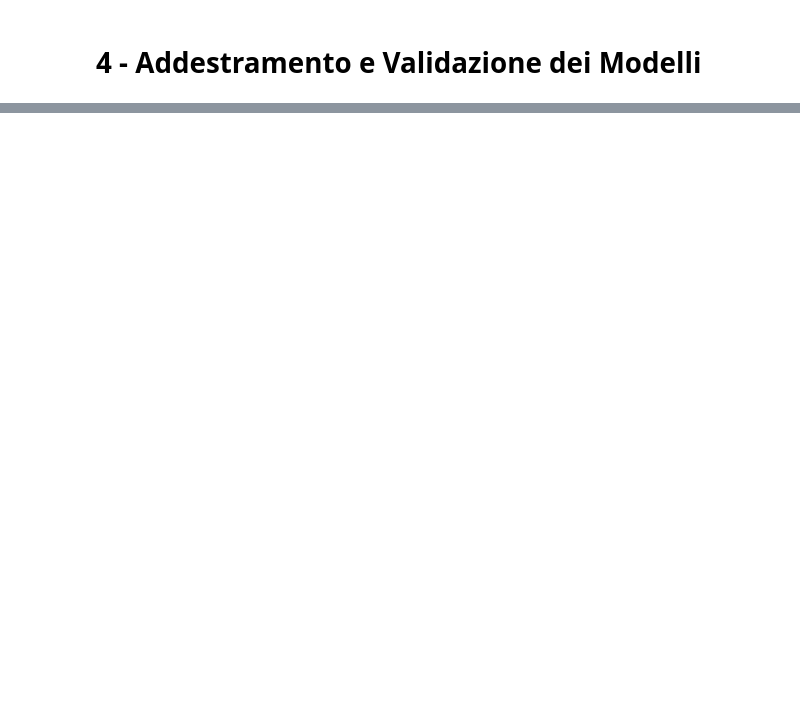
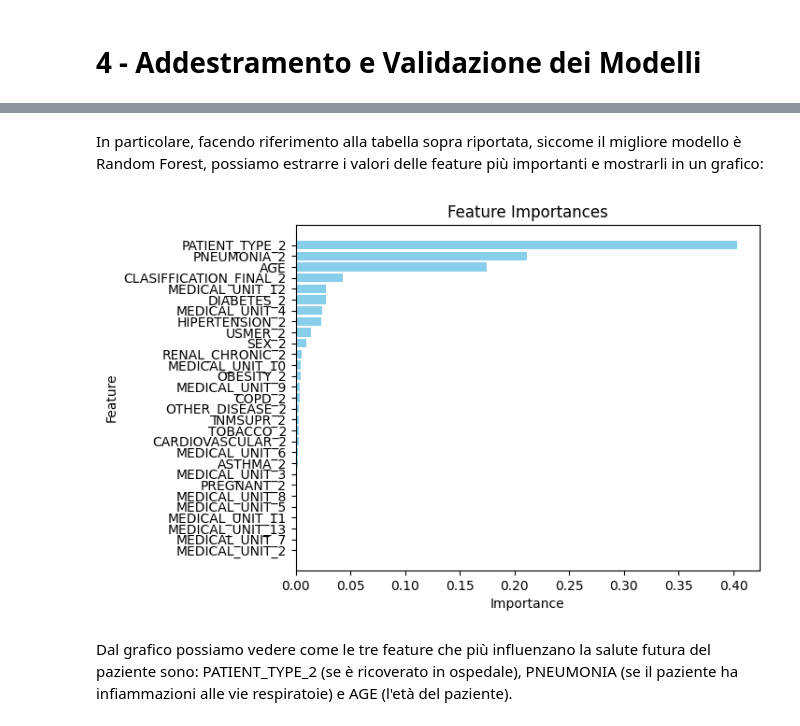
Before and after one commit to IGieckI/Covid19-Patient-Risk-Predictor, a Jupyter notebook: Covid19 Patient Risk Predictor.ipynb, the cells around one changed output, grey strips where cells are left out. Cells and saved outputs as stored; diff of their text form; code cells hidden in the pictures; blank space fills up the shorter version.

```diff
--- a/Covid19 Patient Risk Predictor.ipynb
+++ b/Covid19 Patient Risk Predictor.ipynb
@@ -791,0 +514,5 @@ Testing Accuracy: 68.51249933242798
+# %%
+# Random Forest
+rf = RandomForestClassifier()
+rf_params = {'n_estimators': [100, 200, 300], 'max_depth': [None, 5, 15]}
+rf, rf_best_acc, rf_precision, rf_recall, rf_f1 = kFoldValidation(rf, rf_params, x, y)
@@ -791,0 +709,23 @@ Testing Accuracy: 68.51249933242798
+# %% [markdown]
+In particolare, facendo riferimento alla tabella sopra riportata, siccome il migliore modello è Random Forest, possiamo estrarre i valori delle feature più importanti e mostrarli in un grafico:
+# %%
+feature_importances = rf[1].feature_importances_
+
+features_df = pd.DataFrame({
+    'Feature': x.columns,
+    'Importance': feature_importances
+})
+
+# Ordino per importanza
+features_df = features_df.sort_values(by='Importance', ascending=False)
+
+plt.barh(features_df['Feature'], features_df['Importance'], color='skyblue')
+plt.xlabel('Importance')
+plt.ylabel('Feature')
+plt.title('Feature Importances')
+plt.gca().invert_yaxis()
+plt.show()
+# %% [output]
+[figure, added]
+# %% [markdown]
+Dal grafico possiamo vedere come le tre feature che più influenzano la salute futura del paziente sono: PATIENT_TYPE_2 (se è ricoverato in ospedale), PNEUMONIA (se il paziente ha infiammazioni alle vie respiratoie) e AGE (l'età del paziente).
```
Also changed, not shown: parts of 58 cells of this notebook.
